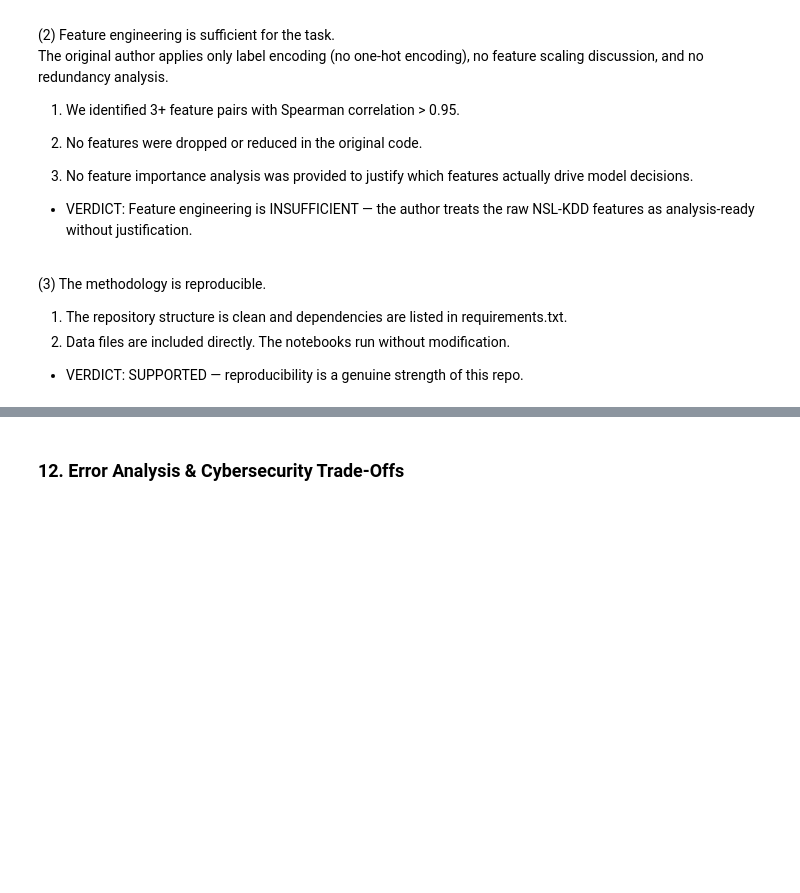
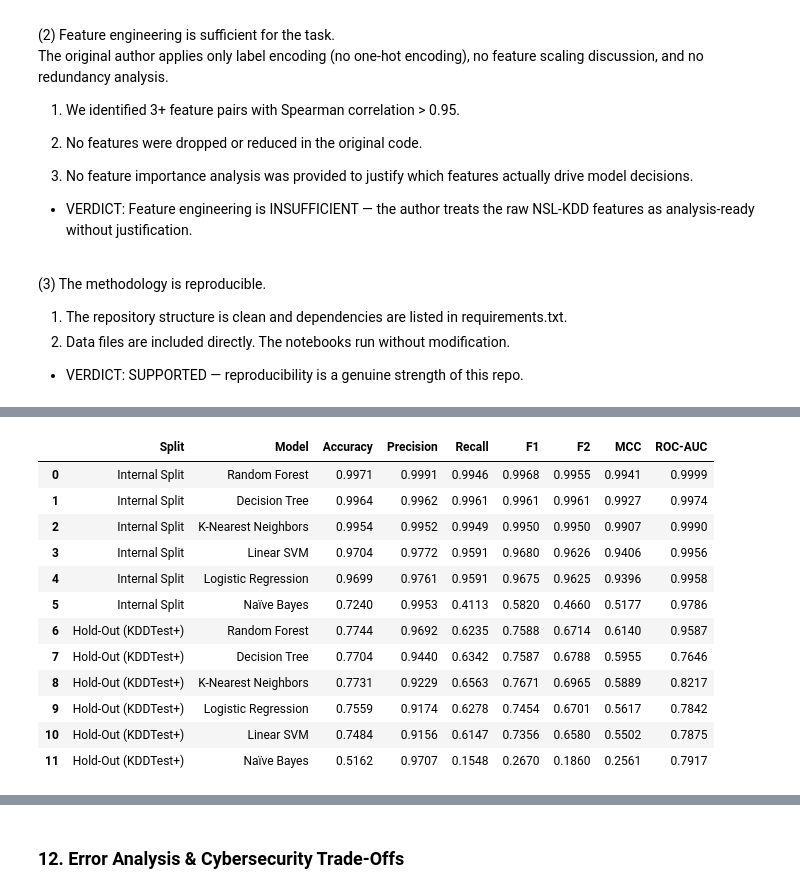
Before and after one commit to AnneClaude/IDS_Project, a Jupyter notebook: IDS_Analysis.ipynb, the cells around one changed output, grey strips where cells are left out. Cells and saved outputs as stored; diff of their text form; code cells hidden in the pictures; blank space fills up the shorter version.

```diff
--- a/IDS_Analysis.ipynb
+++ b/IDS_Analysis.ipynb
@@ -982,39 +1042,65 @@ requirements.txt.
 2. Data files are included directly. The notebooks run without modification.
 * VERDICT: SUPPORTED — reproducibility is a genuine strength of this repo.
 # %%
-# Consolidated Comparative Metrics (incl. F-beta) ─────────────
+# ── Consolidated Comparative Metrics (incl. F-beta) ─────────────
 # Rubric lists the F-beta score. In IDS a missed attack (FN) is far costlier
-# than a false alarm (FP), so we report F2 (beta=2), weighting Recall 2x
-# Precision. We consolidate every model/split into one comparison table.
+# than a false alarm (FP), so we report F2 (beta=2), weighting Recall 2x Precision.
+# We consolidate every model and split into one master comparison table.
 
 import numpy as np
 import pandas as pd
 from sklearn.metrics import (accuracy_score, precision_score, recall_score,
                              f1_score, fbeta_score, matthews_corrcoef, roc_auc_score)
 
-# Probabilities on the official hold-out (for ROC-AUC)
-dt_probs_off = dt_model.predict_proba(X_test_official_final)[:, 1]
-rf_probs_off = rf_model.predict_proba(X_test_official_final)[:, 1]
+def get_scores(model_name, pipeline, X_eval, y_eval, split_type):
+    # 1. Get hard predictions for standard metrics
+    y_pred = pipeline.predict(X_eval)
 
-def score_row(name, y_true, y_pred, y_prob):
-    return pd.Series({
-        'Accuracy':  accuracy_score(y_true, y_pred),
-        'Precision': precision_score(y_true, y_pred),
-        'Recall':    recall_score(y_true, y_pred),
-        'F1':        f1_score(y_true, y_pred),
-        'F2':        fbeta_score(y_true, y_pred, beta=2),
-        'MCC':       matthews_corrcoef(y_true, y_pred),
-        'ROC-AUC':   roc_auc_score(y_true, y_prob),
-    }, name=name).round(4)
+    # 2. Get probabilities or decision scores for ROC-AUC
+    classifier = pipeline.named_steps['classifier']
+    if hasattr(classifier, "predict_proba"):
+        y_prob = pipeline.predict_proba(X_eval)[:, 1]
+    else:
+        # Fallback for Linear SVM
+        y_prob = pipeline.decision_function(X_eval)
 
-summary = pd.DataFrame([
-    score_row('DT — internal split',    y_test,          dt_preds,          dt_probs),
-    score_row('RF — internal split',    y_test,          rf_preds,          rf_probs),
-    score_row('DT — KDDTest+ holdout',  y_test_official, dt_preds_official, dt_probs_off),
-    score_row('RF — KDDTest+ holdout',  y_test_official, rf_preds_official, rf_probs_off),
-])
-print("══════════ Consolidated Comparative Metrics ══════════")
-print(summary.to_string())
-print("\nThe Recall, F2 and MCC columns are the story: all collapse on KDDTest+,")
-print("while Accuracy stays deceptively high — the core finding of the project.")
+    # 3. Calculate and return metrics
+    return {
+        'Split': split_type,
+        'Model': model_name,
+        'Accuracy':  accuracy_score(y_eval, y_pred),
+        'Precision': precision_score(y_eval, y_pred),
+        'Recall':    recall_score(y_eval, y_pred),
+        'F1':        f1_score(y_eval, y_pred),
+        'F2':        fbeta_score(y_eval, y_pred, beta=2),
+        'MCC':       matthews_corrcoef(y_eval, y_pred),
+        'ROC-AUC':   roc_auc_score(y_eval, y_prob),
+    }
+
+all_metrics = []
+
+# Loop through all 6 models in our pipeline dictionary
+for name, pipeline in trained_pipelines.items():
+    # 1. Evaluate on the Internal 80/20 Split
+    all_metrics.append(get_scores(name, pipeline, X_test, y_test, '1_Internal Split'))
+
+    # 2. Evaluate on the Official KDDTest+ Hold-out
+    if 'X_test_official_final' in globals():
+        all_metrics.append(get_scores(name, pipeline, X_test_official_final, y_test_official, '2_Hold-Out (KDDTest+)'))
+
+# Convert to DataFrame, format nicely, and sort by Split and then MCC
+summary_df = pd.DataFrame(all_metrics)
+summary_df = summary_df.sort_values(by=['Split', 'MCC'], ascending=[True, False]).reset_index(drop=True)
+summary_df['Split'] = summary_df['Split'].apply(lambda x: x[2:]) # Clean up sorting prefix
+
+# Round all numeric columns to 4 decimal places for readability
+numeric_cols = ['Accuracy', 'Precision', 'Recall', 'F1', 'F2', 'MCC', 'ROC-AUC']
+summary_df[numeric_cols] = summary_df[numeric_cols].round(4)
+
+print("══════════════════════════ Consolidated Comparative Metrics ══════════════════════════")
+display(summary_df)
+
+print("\nThe Recall, F2, and MCC columns tell the real story: performance collapses across all ")
+print("algorithms on KDDTest+, while raw Accuracy remains deceptively high for some models.")
+print("This asymmetry explicitly highlights why Accuracy is a dangerous metric for IDS evaluation.")
 # %% [output]
@@ -1029,0 +1108,13 @@ while Accuracy stays deceptively high — the core finding of the project.
+|  | Split | Model | Accuracy | Precision | Recall | F1 | F2 | MCC | ROC-AUC |
+| 0 | Internal Split | Random Forest | 0.9971 | 0.9991 | 0.9946 | 0.9968 | 0.9955 | 0.9941 | 0.9999 |
+| 1 | Internal Split | Decision Tree | 0.9964 | 0.9962 | 0.9961 | 0.9961 | 0.9961 | 0.9927 | 0.9974 |
+| 2 | Internal Split | K-Nearest Neighbors | 0.9954 | 0.9952 | 0.9949 | 0.9950 | 0.9950 | 0.9907 | 0.9990 |
+| 3 | Internal Split | Linear SVM | 0.9704 | 0.9772 | 0.9591 | 0.9680 | 0.9626 | 0.9406 | 0.9956 |
+| 4 | Internal Split | Logistic Regression | 0.9699 | 0.9761 | 0.9591 | 0.9675 | 0.9625 | 0.9396 | 0.9958 |
+| 5 | Internal Split | Naïve Bayes | 0.7240 | 0.9953 | 0.4113 | 0.5820 | 0.4660 | 0.5177 | 0.9786 |
+| 6 | Hold-Out (KDDTest+) | Random Forest | 0.7744 | 0.9692 | 0.6235 | 0.7588 | 0.6714 | 0.6140 | 0.9587 |
+| 7 | Hold-Out (KDDTest+) | Decision Tree | 0.7704 | 0.9440 | 0.6342 | 0.7587 | 0.6788 | 0.5955 | 0.7646 |
+| 8 | Hold-Out (KDDTest+) | K-Nearest Neighbors | 0.7731 | 0.9229 | 0.6563 | 0.7671 | 0.6965 | 0.5889 | 0.8217 |
+| 9 | Hold-Out (KDDTest+) | Logistic Regression | 0.7559 | 0.9174 | 0.6278 | 0.7454 | 0.6701 | 0.5617 | 0.7842 |
+| 10 | Hold-Out (KDDTest+) | Linear SVM | 0.7484 | 0.9156 | 0.6147 | 0.7356 | 0.6580 | 0.5502 | 0.7875 |
+| 11 | Hold-Out (KDDTest+) | Naïve Bayes | 0.5162 | 0.9707 | 0.1548 | 0.2670 | 0.1860 | 0.2561 | 0.7917 |
```
Also changed, not shown: parts of 19 cells of this notebook.
